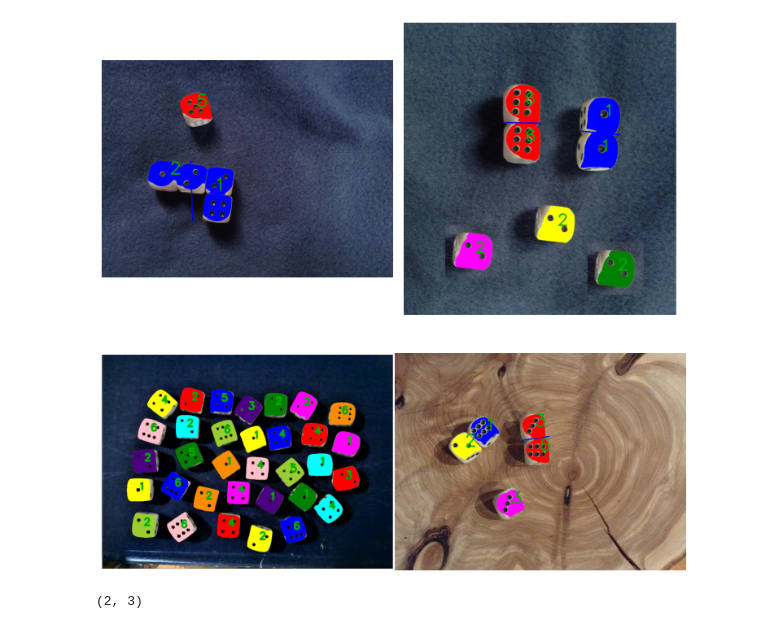
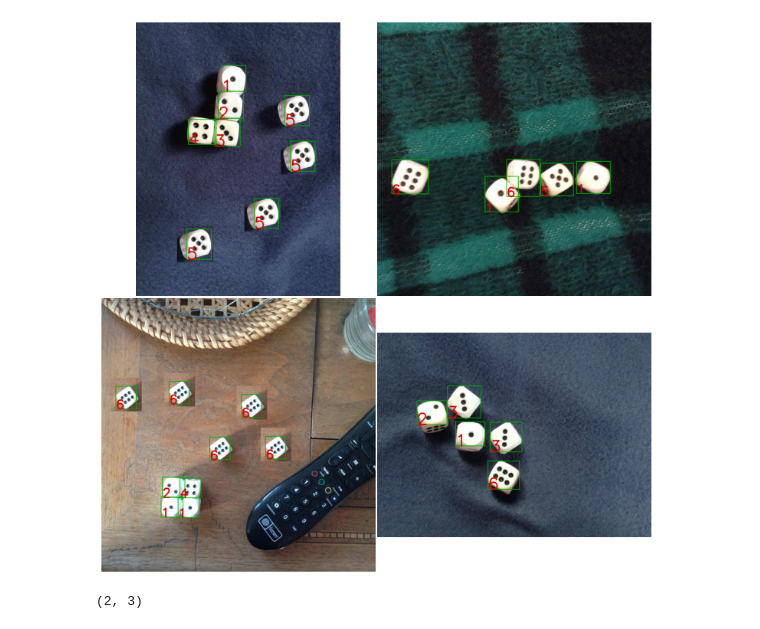
Before and after one commit to Grecjanin/DiceReader, a Jupyter notebook: DiceReader.ipynb, the cells around one changed output. Drawn from its saved outputs; the diff is of its cells as text; code cells hidden in the pictures.

Commit message:
Rozdzielanie kostek - final?

```diff
--- a/DiceReader.ipynb
+++ b/DiceReader.ipynb
@@ -19,7 +19,7 @@ def show(imgs,CMAP = None):
         for j in range(cols):
             ax[i][j].imshow(imgs[i*cols+j],CMAP)
 # %%
-img = [io.imread(str(32+i)+".jpg") for i in range(numberOfImgs)]
+img = [io.imread(str(27+i)+".jpg") for i in range(numberOfImgs)]
 #img = color.rgba2rgb(img)
 #img = ski.img_as_ubyte(img)
 # %%
@@ -106,9 +106,15 @@ def printNumberOfDots(n, region , img):
         y=int(region.centroid[0])
         x=int(region.centroid[1])
         #print("czcionka? ",max(img.shape)//500)
-        cv2.putText(img, str(n-1), (x,y), font, max(img.shape)//500, (0, 175, 0), max(img.shape)//250, cv2.LINE_AA)
+        xr1 = region.bbox[1]
+        xr2 = region.bbox[3]
+        yr1 = region.bbox[0]
+        yr2 = region.bbox[2]
 
-def separateDice(imgPom , region , imgToRead  , medianOfRegionsArea ):
+        cv2.rectangle(img ,(xr1 , yr1) , (xr2 , yr2), (0, 175, 0) , 3)
+        cv2.putText(img, str(n-1), (xr1,yr2), font, max(img.shape)//500, (225,0, 0), max(img.shape)//250, cv2.LINE_AA)
+
+def separateDice(imgPom , region , imgToRead  , medianOfRegionsArea , medianOfRegionsWitdh,medianOfRegionsHeight ):
 
     minRow = region.bbox[0]
     maxRow = region.bbox[2]-1
@@ -143,22 +149,29 @@ def separateDice(imgPom , region , imgToRead  , medianOfRegionsArea ):
         #y1 = (minRow + maxRow + y1)/3
         #y2 = (minRow + maxRow + y2)/3
 
-        xSrodkowy = (x1+x2)/2
-        ySrodkowy = (y1+y2)/2
+        predDiceCount = round((maxCol - minCol)/medianOfRegionsWitdh)
+        #print("przewidywano kostek",predDiceCount)
+        a = (x1 - x2)/(y1-y2)*(-1)
+        imgPom =ski.img_as_ubyte(imgPom)
+        for i in range (1, predDiceCount):
+            xSrodkowy = ((predDiceCount-i)*x1 + i*x2)/predDiceCount
+            #xSrodkowy = (1*x1 + 2*x2)/3
+            ySrodkowy = (y1+y2)/2
+            #print("nakreślono linie")
 
-        a = (x1 - x2)/(y1-y2)*(-1)
-        b = ySrodkowy - a*xSrodkowy
+            b = ySrodkowy - a*xSrodkowy
 
 
 
-        colOfminRow = abs(int((minRow - b)/a))
-        colOfmaxRow = abs(int((maxRow - b)/a))
+            colOfminRow = abs(int((minRow - b)/a))
+            colOfmaxRow = abs(int((maxRow - b)/a))
 
 
-        #cv2.circle(imgToRead , (int(xSrodkowy),int(ySrodkowy)), 20,(0,255,0) , 5)
-        cv2.line(imgToRead , (colOfminRow,minRow),(colOfmaxRow,maxRow),(0,0,255) , 5)
-        imgPom =ski.img_as_ubyte(imgPom)
-        cv2.line(imgPom , (colOfminRow,minRow),(colOfmaxRow,maxRow),0 , 5)
+            #cv2.circle(imgToRead , (int(xSrodkowy),int(ySrodkowy)), 20,(0,0,0) , 5)
+            #cv2.line(imgToRead , (colOfminRow,minRow),(colOfmaxRow,maxRow),(255,255,0) , 5)
+
+            cv2.line(imgPom , (colOfminRow,minRow),(colOfmaxRow,maxRow),0 , 5)
+        #print("koniec kreślenia linii")
 
     else:
         y1 = minRow
@@ -179,51 +192,58 @@ def separateDice(imgPom , region , imgToRead  , medianOfRegionsArea ):
 
         #x1 = (minCol + maxCol + x1)/3
         #x2 = (minCol + maxCol + x2)/3
+        predDiceCount = round((maxRow - minRow)/medianOfRegionsHeight)
+        xSrodkowy = (x1+x2)/2
+        a = (x1 - x2)/(y1-y2)*(-1)
+        imgPom =ski.img_as_ubyte(imgPom)
+        for i in range(1,predDiceCount):
+            ySrodkowy = ((predDiceCount-i)*y1+i*y2)/predDiceCount
 
-        xSrodkowy = (x1+x2)/2
-        ySrodkowy = (y1+y2)/2
 
-        a = (x1 - x2)/(y1-y2)*(-1)
-        b = ySrodkowy - a*xSrodkowy
+            b = ySrodkowy - a*xSrodkowy
 
-        rowOfminCol = abs(int(a*minCol + b))
-        rowOfmaxCol = abs(int(a*maxCol + b))
+            rowOfminCol = abs(int(a*minCol + b))
+            rowOfmaxCol = abs(int(a*maxCol + b))
 
-        #cv2.circle(imgToRead , (int(xSrodkowy),int(ySrodkowy)), 20,(0,255,0) , 5)
-        cv2.line(imgToRead , (minCol,rowOfminCol),(maxCol,rowOfmaxCol),(0,0,255) , 5)
-        imgPom =ski.img_as_ubyte(imgPom)
-        cv2.line(imgPom , (minCol,rowOfminCol),(maxCol,rowOfmaxCol),0 , 5)
+            #cv2.circle(imgToRead , (int(xSrodkowy),int(ySrodkowy)), 20,(0,255,0) , 5)
+            #cv2.line(imgToRead , (minCol,rowOfminCol),(maxCol,rowOfmaxCol),(255,255,0) , 5)
+
+            cv2.line(imgPom , (minCol,rowOfminCol),(maxCol,rowOfmaxCol),0 , 5)
 
     imgPom = ski.morphology.binary_dilation(imgPom)
 
     newImgPom, n = measure.label(imgPom,background=False,return_num = True,connectivity = 2)
-    print("ilość kostek" , n)
+    #print("ilość kostek" , n)
     sepDiceRegions = ski.measure.regionprops(newImgPom)
 
     for label in range(1,n+1):
-        sepDiceImg = (newImgPom == label)
-        print("area rozdzielonych ", sepDiceRegions[label-1].area)
-        if(sepDiceRegions[label-1].area < medianOfRegionsArea*1.5):
+        if(sepDiceRegions[label-1].area > medianOfRegionsArea*0.1):
+            sepDiceImg = (newImgPom == label)
+            #print("area rozdzielonych ", sepDiceRegions[label-1].area)
+            if(sepDiceRegions[label-1].area < medianOfRegionsArea*1.5):
 
-            neigh = np.ones((sepDiceRegions[label-1].area//2580,sepDiceRegions[label-1].area//2580))
-            print("dylatacja" , sepDiceRegions[label-1].bbox)
-            print("wymiary obrazu ", sepDiceImg.shape)
+                neigh = np.ones((sepDiceRegions[label-1].area//2580,sepDiceRegions[label-1].area//2580))
+                #print("dylatacja" , sepDiceRegions[label-1].bbox)
+                #print("wymiary obrazu ", sepDiceImg.shape)
 
-            sepDiceImg = ski.morphology.binary_dilation(sepDiceImg,neigh)
+                sepDiceImg = ski.morphology.binary_dilation(sepDiceImg,neigh)
 
-            x, numberOfDots = measure.label(sepDiceImg,background=True,return_num = True,connectivity = 2)
-            printNumberOfDots(numberOfDots,sepDiceRegions[label-1],imgToRead)
-        else:
-
-            imgToRead = separateDice(sepDiceImg , sepDiceRegions[label-1] , imgToRead   , medianOfRegionsArea )
-    print("powrót z wywołania")
+                x, numberOfDots = measure.label(sepDiceImg,background=True,return_num = True,connectivity = 2)
+                printNumberOfDots(numberOfDots,sepDiceRegions[label-1],imgToRead,)
+            else:
+                imgToRead = separateDice(sepDiceImg,sepDiceRegions[label-1],imgToRead,medianOfRegionsArea,medianOfRegionsWitdh,medianOfRegionsHeight)
+    #print("powrót z wywołania")
     return imgToRead
 
 def ReadDie(labelImg , N , j):
-    print("obraz",np.unique(labelImg))
+    print("obraz",np.unique(labelImg),j)
     regions = measure.regionprops(labelImg)
     areasOfRegions = [r.area for r in regions]
+    witdhOfRegions = [ r.bbox[3]-r.bbox[1] for r in regions]
+    heightOfRegions = [ r.bbox[2]-r.bbox[0] for r in regions]
     medianOfRegionsArea = np.median(areasOfRegions)
+    medianOfRegionsWitdh = np.median(witdhOfRegions)
+    medianOfRegionsHeight = np.median(heightOfRegions)
     #print("maediana" ,medianOfRegionsArea )
     imgToRead = img[j]
 
@@ -243,7 +263,7 @@ def ReadDie(labelImg , N , j):
             #xr = measure.regionprops(x)
             printNumberOfDots(n,regions[i-1],imgToRead)
         else:
-            imgToRead = separateDice(imgPom , regions[i-1] , imgToRead  , medianOfRegionsArea )
+            imgToRead = separateDice(imgPom,regions[i-1],imgToRead,medianOfRegionsArea,medianOfRegionsWitdh,medianOfRegionsHeight )
 
 
     return imgToRead
@@ -271,4 +291,4 @@ powrót z wywołania
-[figure, old version]
+[figure, new version]
 # %%
 test = np.array([[1,2,3],
        [6,4,5]])
```
Also changed, not shown: parts of 5 cells of this notebook, 3 other files.
